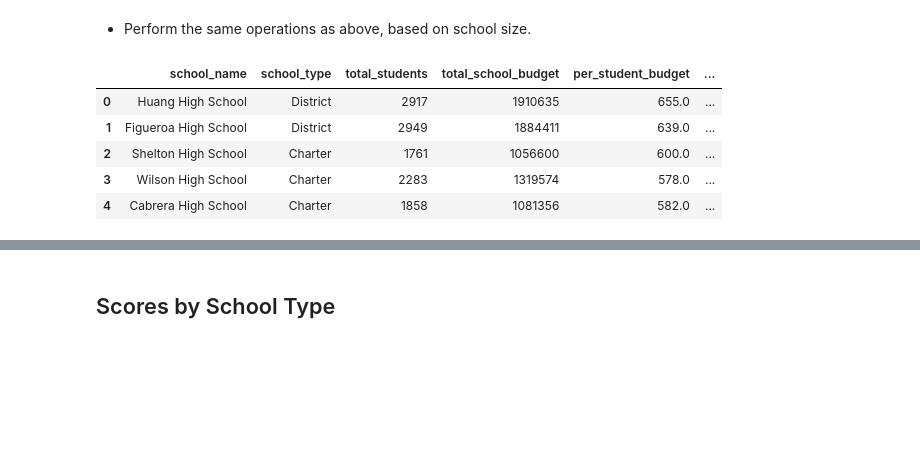
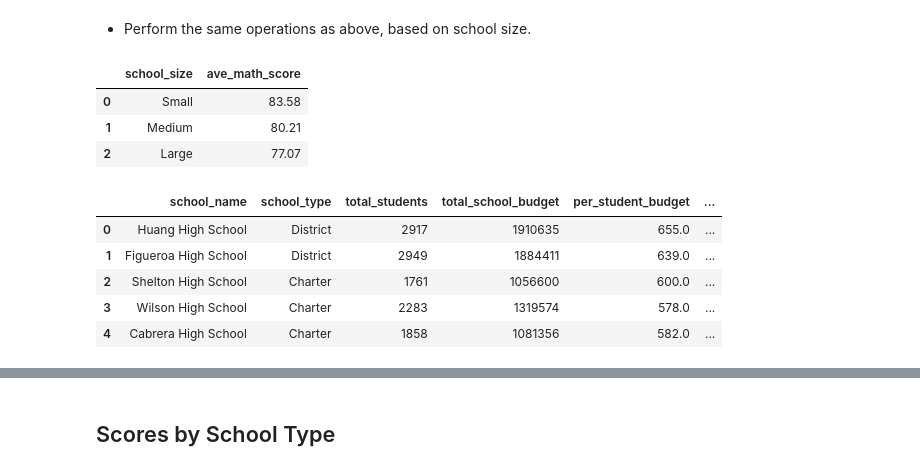
Before and after one commit to BrandonOverlie/pandas-challenge, a Jupyter notebook: PyCitySchools/02-Homework_04-Pandas_Instructions_PyCitySchools_PyCitySchools_starter (1).ipynb, the cells around one changed output, grey strips where cells are left out. Cells and saved outputs as stored; diff of their text form; code cells hidden in the pictures; blank space fills up the shorter version.

```diff
--- a/PyCitySchools/02-Homework_04-Pandas_Instructions_PyCitySchools_PyCitySchools_starter (1).ipynb
+++ b/PyCitySchools/02-Homework_04-Pandas_Instructions_PyCitySchools_PyCitySchools_starter (1).ipynb
@@ -461,16 +452,32 @@ school_data_school_size_group = pd.merge(
 school_size_group_weight = school_data_school_size_group['total_students'] / \
     school_data_school_size_group['total_students_size_group']
 school_data_school_size_group["school_size_group_weight"] = school_size_group_weight
-school_data_school_size_group.head()
-# %% [output]
-|  | school_name | school_type | total_students | total_school_budget | per_student_budget | ... |
-| 0 | Huang High School | District | 2917 | 1910635 | 655.0 | ... |
-| 1 | Figueroa High School | District | 2949 | 1884411 | 639.0 | ... |
-| 2 | Shelton High School | Charter | 1761 | 1056600 | 600.0 | ... |
-| 3 | Wilson High School | Charter | 2283 | 1319574 | 578.0 | ... |
-| 4 | Cabrera High School | Charter | 1858 | 1081356 | 582.0 | ... |
 # %%
 # use the school weight to calculate a summable average math score weight per school
-school_group_math_weight_calc = school_data_total_students_budget_group['average_math_score'] * \
-    school_data_total_students_budget_group['school_group_weight']
-school_data_total_students_budget_group["school_group_math_weight_calc"] = school_group_math_weight_calc
+school_size_math_weight_calc = school_data_school_size_group['average_math_score'] * \
+    school_data_school_size_group['school_size_group_weight']
+school_data_school_size_group["school_size_math_weight_calc"] = school_size_math_weight_calc
+# %%
+# perform a groupby function to get the data frame to sum up the average math score weights by school size
+school_data_group = school_data_school_size_group.groupby("school_size")
+ave_math_score_size_group = round(
+    school_data_group["school_size_math_weight_calc"].sum().rename_axis(
+        'school_size').reset_index(name='ave_math_score'), 2)
+# %% [output]
+|  | school_size | ave_math_score |
+| 0 | Small | 83.58 |
+| 1 | Medium | 80.21 |
+| 2 | Large | 77.07 |
+# %%
+# use the school weight to calculate a summable average reading score weight per school
+school_size_reading_weight_calc = school_data_school_size_group['average_reading_score'] * \
+    school_data_school_size_group['school_size_group_weight']
+school_data_school_size_group["school_size_reading_weight_calc"] = school_size_reading_weight_calc
+school_data_school_size_group.head()
+# %% [output]
+|  | school_name | school_type | total_students | total_school_budget | per_student_budget | ... |
+| 0 | Huang High School | District | 2917 | 1910635 | 655.0 | ... |
+| 1 | Figueroa High School | District | 2949 | 1884411 | 639.0 | ... |
+| 2 | Shelton High School | Charter | 1761 | 1056600 | 600.0 | ... |
+| 3 | Wilson High School | Charter | 2283 | 1319574 | 578.0 | ... |
+| 4 | Cabrera High School | Charter | 1858 | 1081356 | 582.0 | ... |
```
Also changed, not shown: parts of 9 cells of this notebook.
